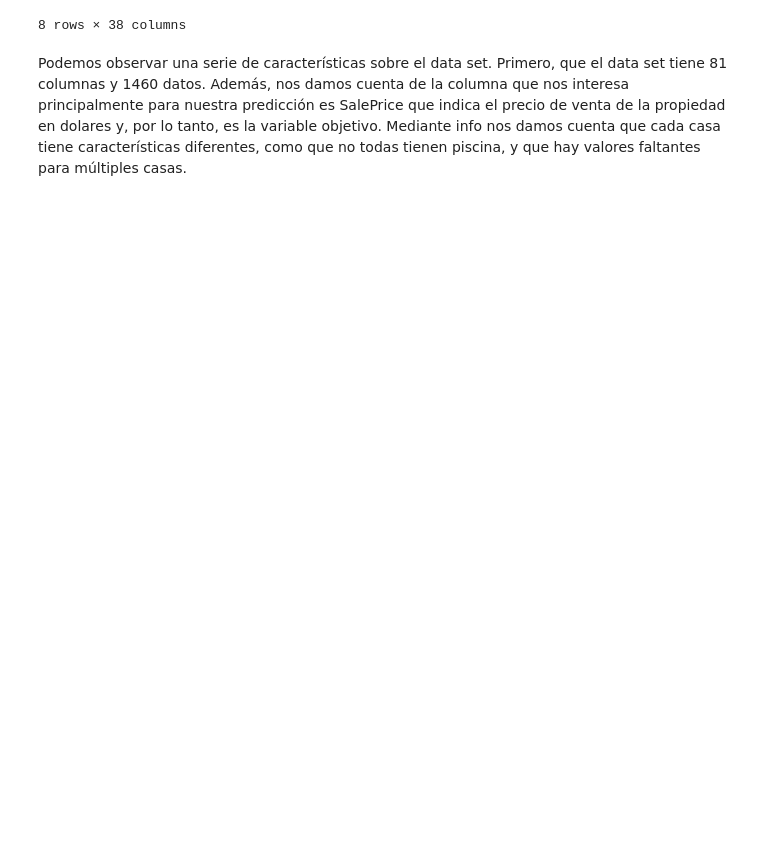
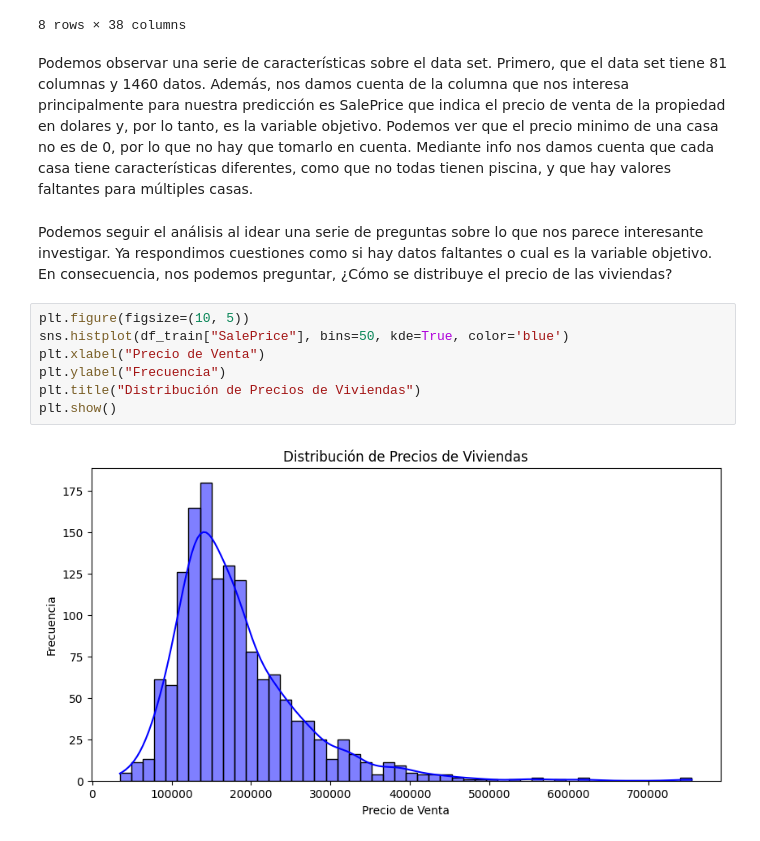
Before and after one commit to SRV-JSPA/Proyecto1_MD, a Jupyter notebook: proyecto1.ipynb, the cells around one changed output. Drawn from its saved outputs; the diff is of its cells as text; blank space fills up the shorter version.

```diff
--- a/proyecto1.ipynb
+++ b/proyecto1.ipynb
@@ -72,4 +72,15 @@ df_train.describe()
 | max | 1460.000000 | 190.000000 | 313.000000 | 215245.000000 | 10.000000 | 9.000000 | 2010.000000 | 2010.000000 | ... |
 8 rows × 38 columns
 # %% [markdown]
-Podemos observar una serie de características sobre el data set. Primero, que el data set tiene 81 columnas y 1460 datos. Además, nos damos cuenta de la columna que nos interesa principalmente para nuestra predicción es SalePrice que indica el precio de venta de la propiedad en dolares y, por lo tanto, es la variable objetivo. Mediante info nos damos cuenta que cada casa tiene características diferentes, como que no todas tienen piscina, y que hay valores faltantes para múltiples casas.
+Podemos observar una serie de características sobre el data set. Primero, que el data set tiene 81 columnas y 1460 datos. Además, nos damos cuenta de la columna que nos interesa principalmente para nuestra predicción es SalePrice que indica el precio de venta de la propiedad en dolares y, por lo tanto, es la variable objetivo. Podemos ver que el precio minimo de una casa no es de 0, por lo que no hay que tomarlo en cuenta. Mediante info nos damos cuenta que cada casa tiene características diferentes, como que no todas tienen piscina, y que hay valores faltantes para múltiples casas.
+# %% [markdown]
+Podemos seguir el análisis al idear una serie de preguntas sobre lo que nos parece interesante investigar. Ya respondimos cuestiones como si hay datos faltantes o cual es la variable objetivo. En consecuencia, nos podemos preguntar, ¿Cómo se distribuye el precio de las viviendas?
+# %%
+plt.figure(figsize=(10, 5))
+sns.histplot(df_train["SalePrice"], bins=50, kde=True, color='blue')
+plt.xlabel("Precio de Venta")
+plt.ylabel("Frecuencia")
+plt.title("Distribución de Precios de Viviendas")
+plt.show()
+# %% [output]
+[figure, added]
```
Also changed, not shown: parts of 9 cells of this notebook.
